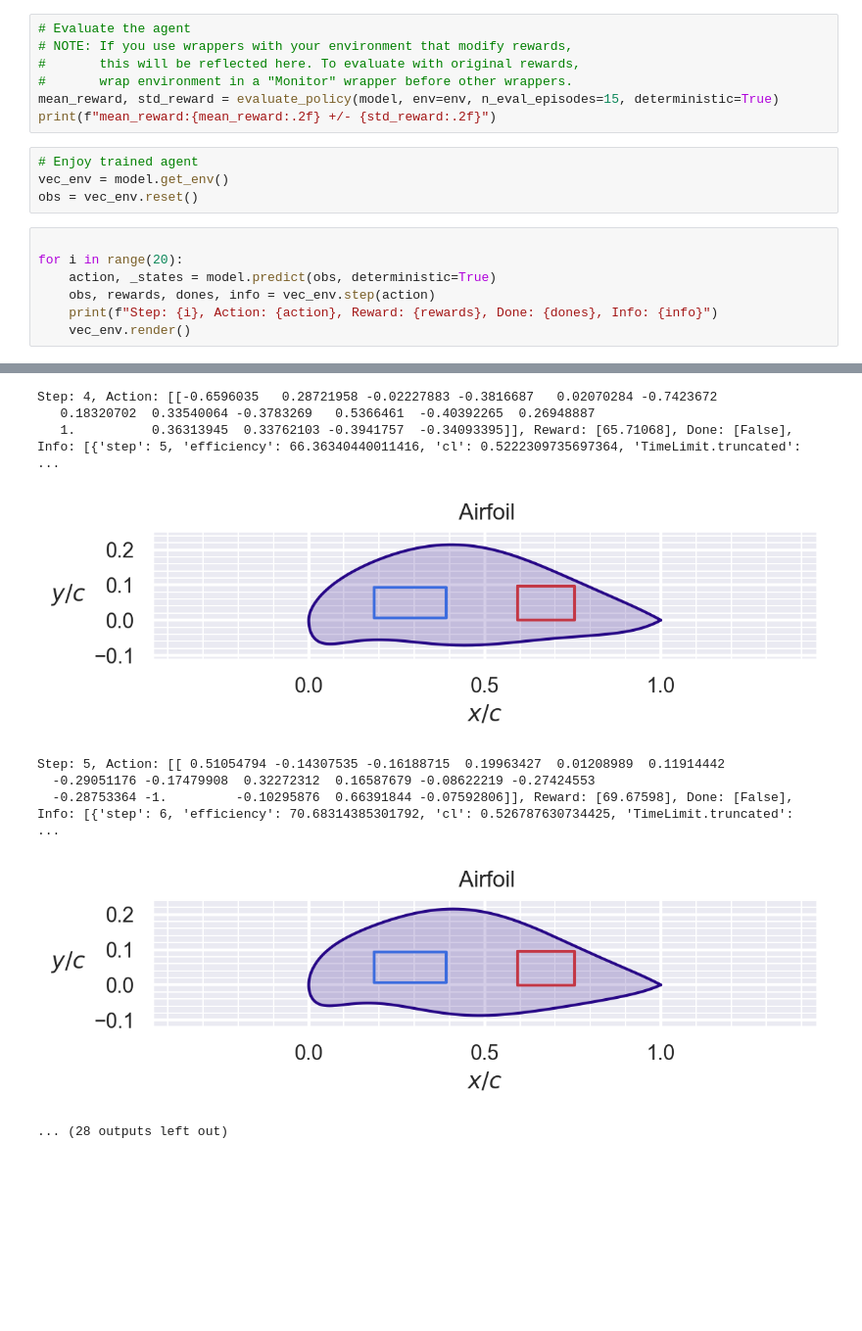
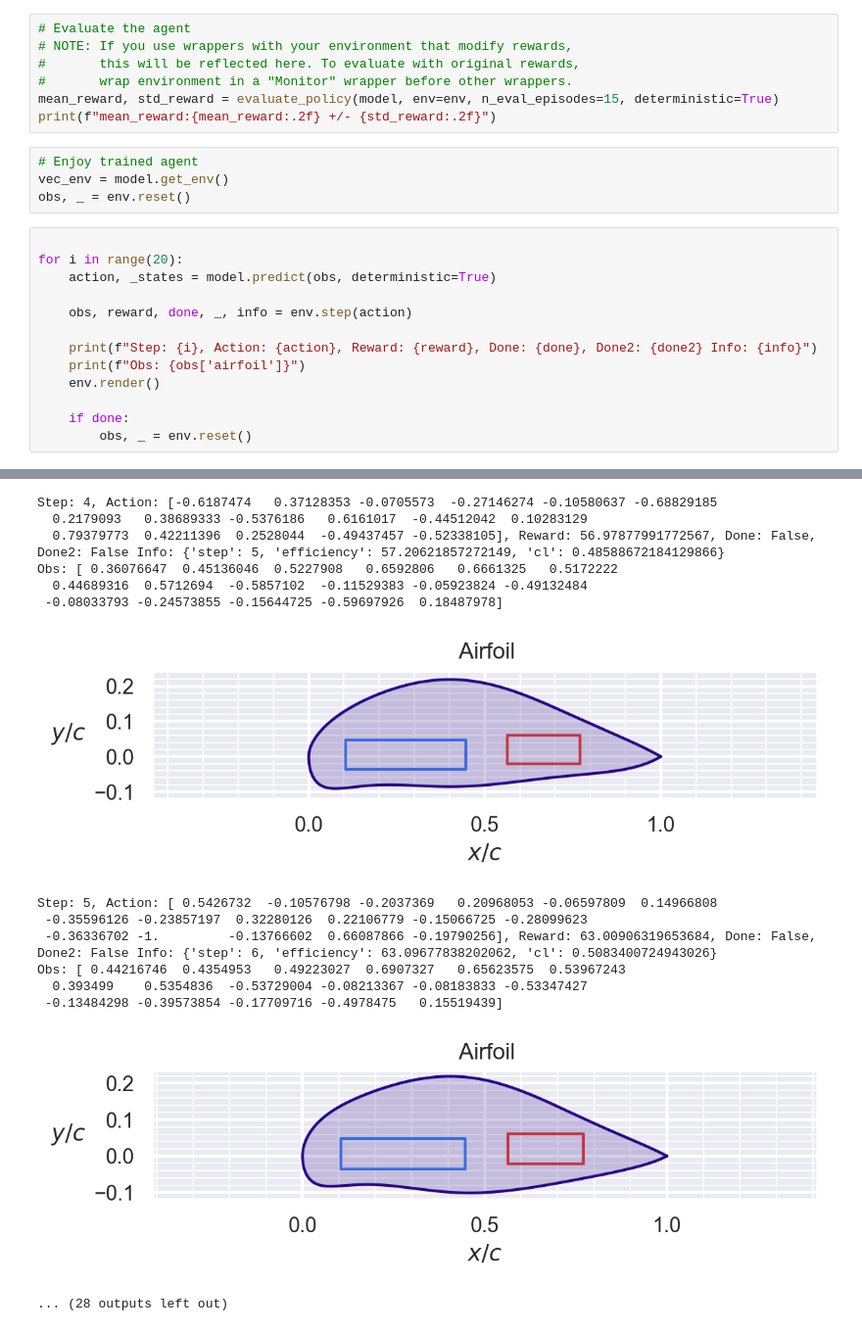
Before and after one commit to DRL-Geometry-Optimization/DRLFoil, a Jupyter notebook: inference.ipynb, the cells around one changed output, grey strips where cells are left out. Shown at 98% size. Cells and saved outputs as stored; diff of their text form; blank space fills up the shorter version.

```diff
--- a/inference.ipynb
+++ b/inference.ipynb
@@ -34,12 +34,18 @@ print(f"mean_reward:{mean_reward:.2f} +/- {std_reward:.2f}")
 # %%
 # Enjoy trained agent
 vec_env = model.get_env()
-obs = vec_env.reset()
+obs, _ = env.reset()
 # %%
 
 for i in range(20):
     action, _states = model.predict(obs, deterministic=True)
-    obs, rewards, dones, info = vec_env.step(action)
-    print(f"Step: {i}, Action: {action}, Reward: {rewards}, Done: {dones}, Info: {info}")
-    vec_env.render()
+
+    obs, reward, done, _, info = env.step(action)
+
+    print(f"Step: {i}, Action: {action}, Reward: {reward}, Done: {done}, Done2: {done2} Info: {info}")
+    print(f"Obs: {obs['airfoil']}")
+    env.render()
+
+    if done:
+        obs, _ = env.reset()
 # %% [output]
@@ -62,9 +77,15 @@ Step: 3, Action: [[ 0.35629997  0.5236646  -0.2209151   1.          0.73769724
-Step: 4, Action: [[-0.6596035   0.28721958 -0.02227883 -0.3816687   0.02070284 -0.7423672
-   0.18320702  0.33540064 -0.3783269   0.5366461  -0.40392265  0.26948887
-   1.          0.36313945  0.33762103 -0.3941757  -0.34093395]], Reward: [65.71068], Done: [False], Info: [{'step': 5, 'efficiency': 66.36340440011416, 'cl': 0.5222309735697364, 'TimeLimit.truncated': ...
+Step: 4, Action: [-0.6187474   0.37128353 -0.0705573  -0.27146274 -0.10580637 -0.68829185
+  0.2179093   0.38689333 -0.5376186   0.6161017  -0.44512042  0.10283129
+  0.79379773  0.42211396  0.2528044  -0.49437457 -0.52338105], Reward: 56.97877991772567, Done: False, Done2: False Info: {'step': 5, 'efficiency': 57.20621857272149, 'cl': 0.48588672184129866}
+Obs: [ 0.36076647  0.45136046  0.5227908   0.6592806   0.6661325   0.5172222
+  0.44689316  0.5712694  -0.5857102  -0.11529383 -0.05923824 -0.49132484
+ -0.08033793 -0.24573855 -0.15644725 -0.59697926  0.18487978]
-[figure, old version]
+[figure, new version]
-Step: 5, Action: [[ 0.51054794 -0.14307535 -0.16188715  0.19963427  0.01208989  0.11914442
-  -0.29051176 -0.17479908  0.32272312  0.16587679 -0.08622219 -0.27424553
-  -0.28753364 -1.         -0.10295876  0.66391844 -0.07592806]], Reward: [69.67598], Done: [False], Info: [{'step': 6, 'efficiency': 70.68314385301792, 'cl': 0.526787630734425, 'TimeLimit.truncated':  ...
+Step: 5, Action: [ 0.5426732  -0.10576798 -0.2037369   0.20968053 -0.06597809  0.14966808
+ -0.35596126 -0.23857197  0.32280126  0.22106779 -0.15066725 -0.28099623
+ -0.36336702 -1.         -0.13766602  0.66087866 -0.19790256], Reward: 63.00906319653684, Done: False, Done2: False Info: {'step': 6, 'efficiency': 63.09677838202062, 'cl': 0.5083400724943026}
+Obs: [ 0.44216746  0.4354953   0.49223027  0.6907327   0.65623575  0.53967243
+  0.393499    0.5354836  -0.53729004 -0.08213367 -0.08183833 -0.53347427
+ -0.13484298 -0.39573854 -0.17709716 -0.4978475   0.15519439]
-[figure, old version]
+[figure, new version]
 ... (28 outputs left out)
```
Also changed, not shown: parts of 1 cell of this notebook.
